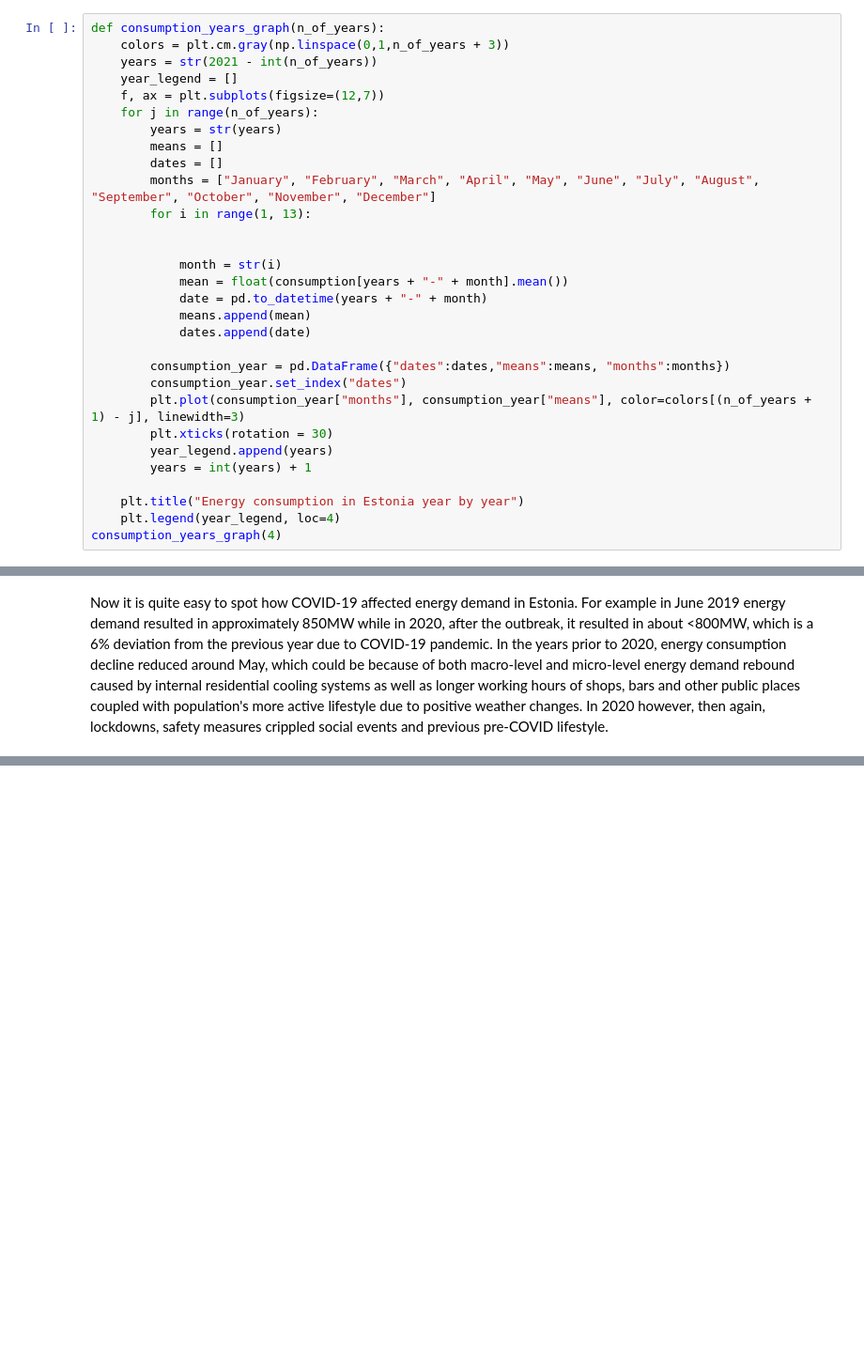
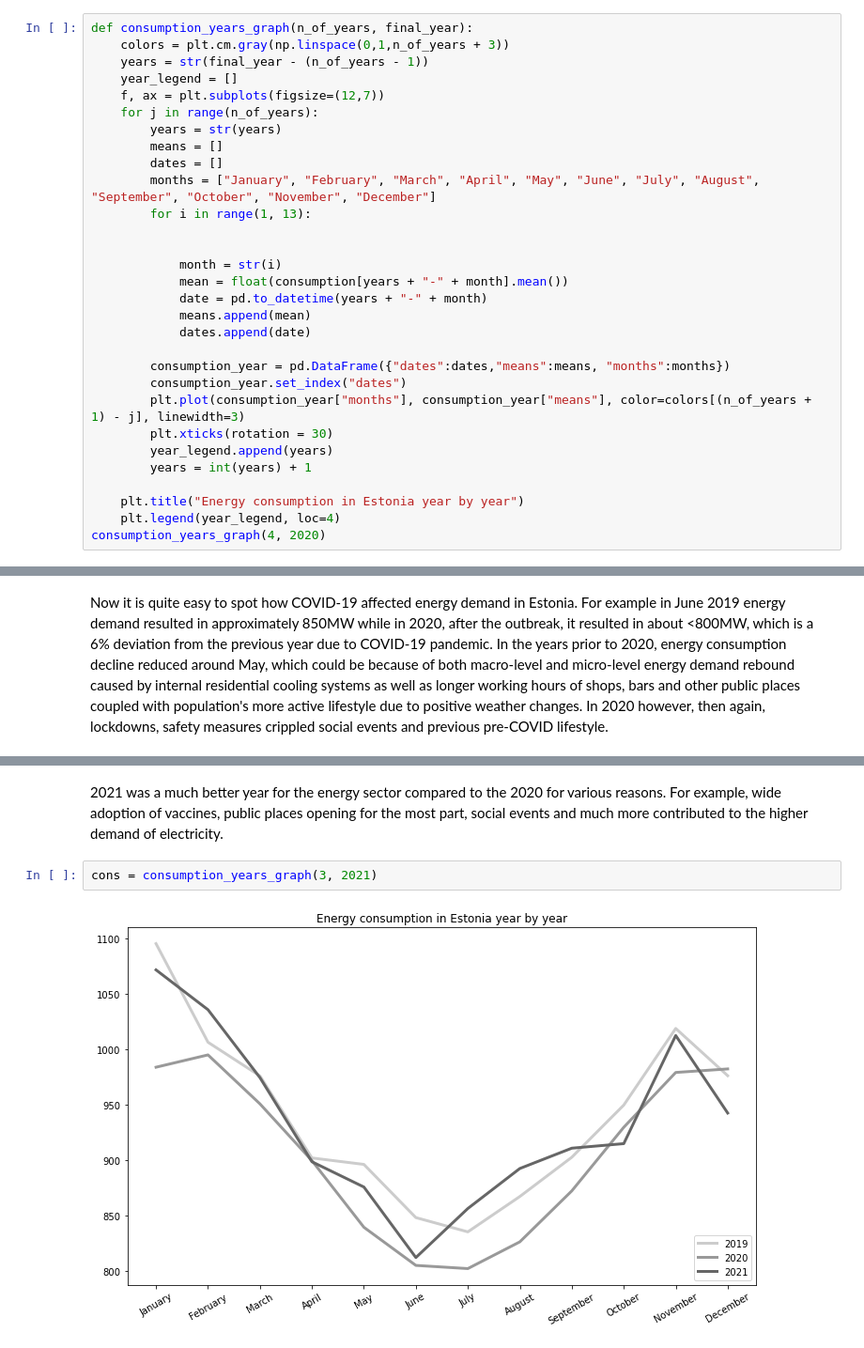
Before and after one commit to Rikuklane/D4-Electricity-Prices, a Jupyter notebook: visualization/covid_impact_on_electricity_prices.ipynb, the cells around one changed output, grey strips where cells are left out. Shown at 94% size. Cells and saved outputs as stored; diff of their text form; blank space fills up the shorter version.

```diff
--- a/visualization/covid_impact_on_electricity_prices.ipynb
+++ b/visualization/covid_impact_on_electricity_prices.ipynb
@@ -165,7 +152,7 @@ This graph contains less noise than the previous one. The dip in energy demand a
 # %%
-def consumption_years_graph(n_of_years):
+def consumption_years_graph(n_of_years, final_year):
     colors = plt.cm.gray(np.linspace(0,1,n_of_years + 3))
-    years = str(2021 - int(n_of_years))
+    years = str(final_year - (n_of_years - 1))
     year_legend = []
     f, ax = plt.subplots(figsize=(12,7))
     for j in range(n_of_years):
@@ -191,7 +178,7 @@ def consumption_years_graph(n_of_years):
 
     plt.title("Energy consumption in Estonia year by year")
     plt.legend(year_legend, loc=4)
-consumption_years_graph(4)
+consumption_years_graph(4, 2020)
 # %% [output]
 [figure]
 # %% [markdown]
@@ -220,0 +257,6 @@ First person that contracted COVID-19 in Estonia was discovered on 27th of Febru
+# %% [markdown]
+2021 was a much better year for the energy sector compared to the 2020 for various reasons. For example, wide adoption of vaccines, public places opening for the most part, social events and much more contributed to the higher demand of electricity.
+# %%
+cons = consumption_years_graph(3, 2021)
+# %% [output]
+[figure, added]
```
Also changed, not shown: parts of 14 cells of this notebook.
